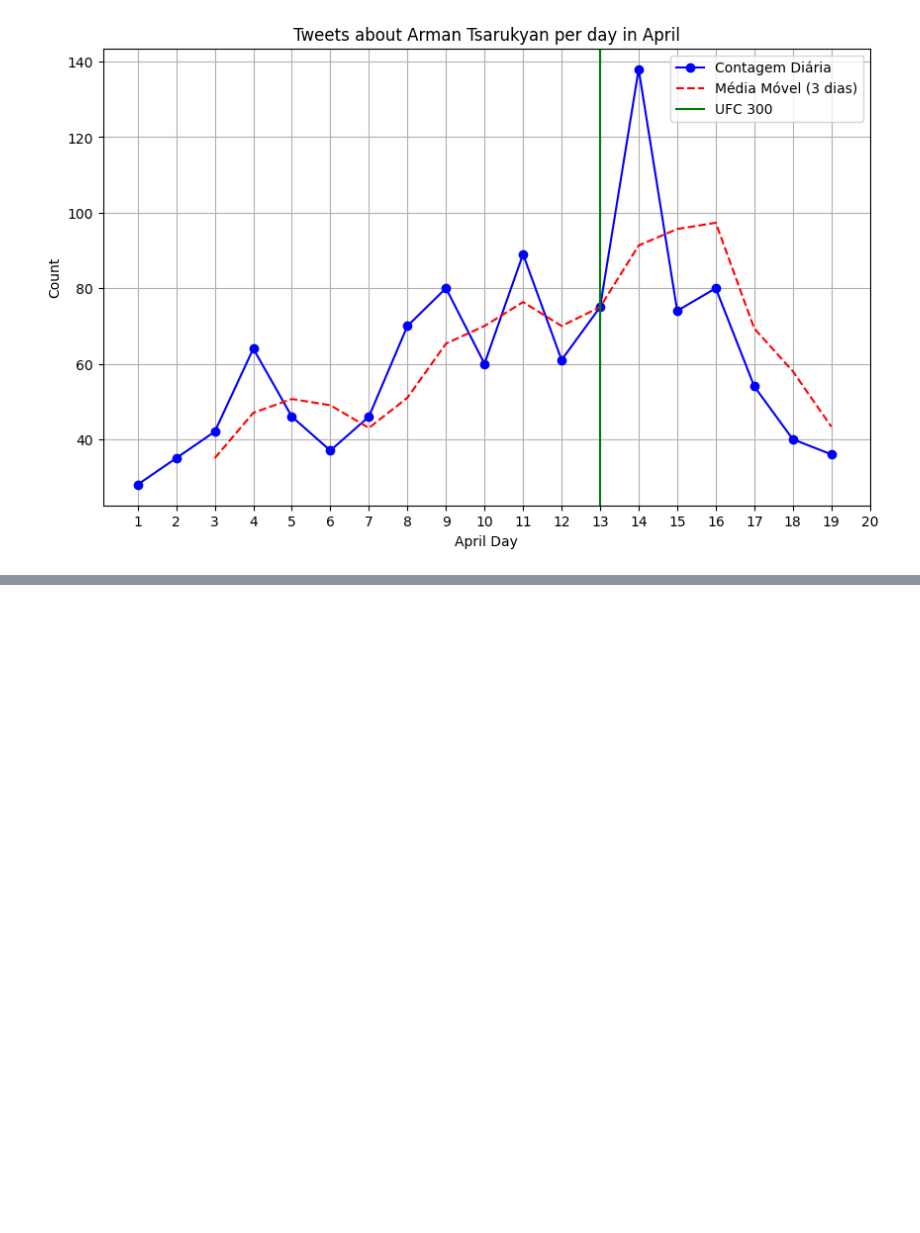
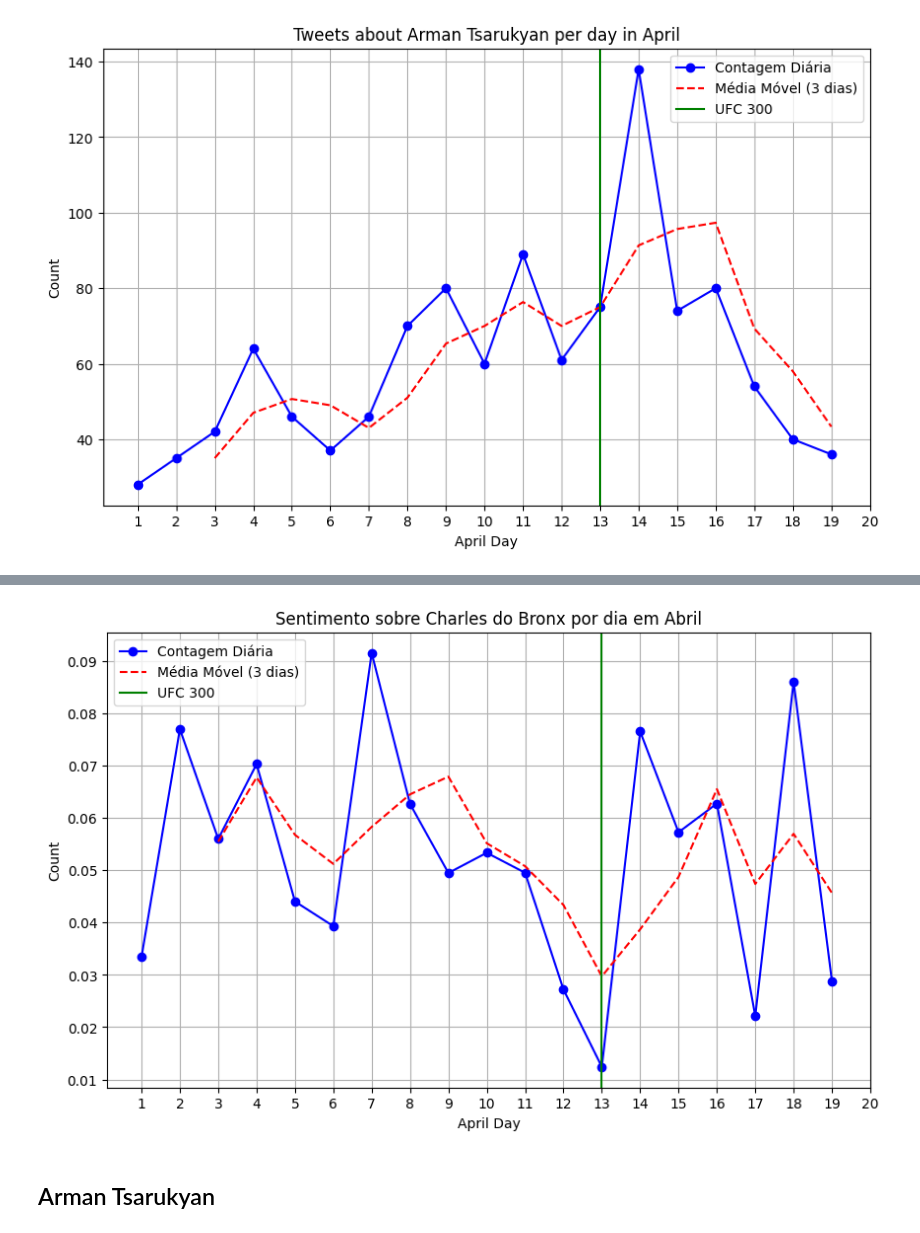
Before and after one commit to PenidoRafael/The-people-s-voice-in-MMA-fights, a Jupyter notebook: 00.00_tweets_scraaping.ipynb, the cells around one changed output, grey strips where cells are left out. Saved outputs shown, nothing was run; the diff lists cells and outputs as text; code cells hidden in the pictures; blank space fills up the shorter version.

```diff
--- a/00.00_tweets_scraaping.ipynb
+++ b/00.00_tweets_scraaping.ipynb
@@ -330,0 +334,9 @@ plt.show()
+# %%
+import nltk
+from nltk.sentiment.vader import SentimentIntensityAnalyzer
+
+# Baixar os dados necessários do NLTK
+nltk.download('vader_lexicon')
+
+# Criar um analisador de sentimentos
+sia = SentimentIntensityAnalyzer()
@@ -330,0 +359,7 @@ plt.show()
+# %%
+df =  df_fighter1.copy()
+
+strings_to_rmv = ['Charles', 'Bronx', 'Oliveira', 'do', 'de', 'ufc', '300', 'fight', 'carlo', 'arman', 'tsarukyan', 'da', 'que', 'em', 'na', 'eu', 'uma', 'meu', 'um']
+df['text'] = df['text'].apply(lambda x: remove_strings_from_text(x, strings_to_rmv))
+# %%
+df[['neg', 'neu', 'pos', 'compound']] = df['text'].apply(lambda x: pd.Series(sia.polarity_scores(x)))
@@ -330,0 +382,23 @@ plt.show()
+# %%
+total = df['compound'].sum()
+counts = df.groupby('april_day')['compound'].sum()/total
+
+rolling_mean = counts.rolling(window=3).mean()
+
+# Plotando o gráfico de linhas com a média móvel
+plt.figure(figsize=(10, 6))
+plt.plot(counts.index, counts.values, marker='o', linestyle='-', color='b', label='Contagem Diária')
+plt.plot(rolling_mean.index, rolling_mean.values, linestyle='--', color='r', label='Média Móvel (3 dias)')
+# Adicionando uma linha vertical em april_day = 13
+plt.axvline(x=13, color='g', linestyle='-', label='UFC 300')
+plt.xticks(range(1, 21))  # Ajustar os rótulos do eixo x
+plt.xlabel('April Day')
+plt.ylabel('Count')
+plt.title('Sentimento sobre Charles do Bronx por dia em Abril')
+plt.legend()
+plt.grid(True)
+plt.show()
+# %% [output]
+[figure, added]
+# %% [markdown]
+## Arman Tsarukyan ##
```
Also changed, not shown: parts of 22 cells of this notebook, 2 other files.
